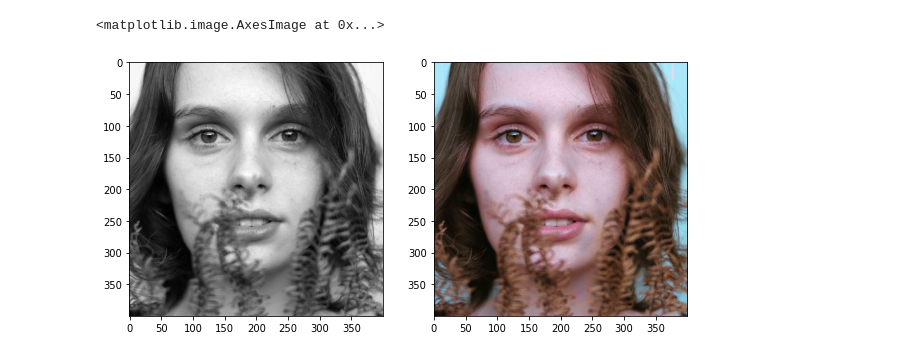
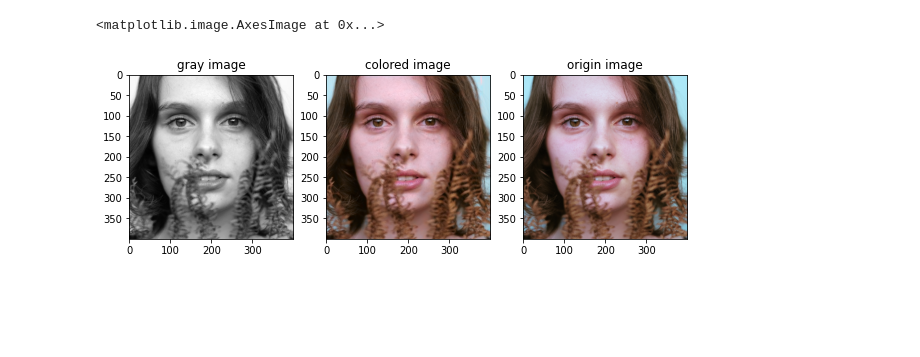
Before and after one commit to JJZHK-AI/AIKnowledgeBase, a Jupyter notebook: 03.深度学习/11.其它好玩儿的/01.给黑白图片上色-alpha.ipynb, the cells around one changed output. Drawn from its saved outputs; the diff is of its cells as text; code cells hidden in the pictures; blank space fills up the shorter version.

```diff
--- a/03.深度学习/11.其它好玩儿的/01.给黑白图片上色-alpha.ipynb
+++ b/03.深度学习/11.其它好玩儿的/01.给黑白图片上色-alpha.ipynb
@@ -73,8 +75,13 @@ cur = np.zeros((400, 400, 3))
 cur[:,:,0] = X[0][:,:,0]
 cur[:,:,1:] = output[0]
 plt.figure(figsize=(10,5), facecolor='w')
-plt.subplot(1,2,1)
+plt.subplot(1,3,1)
+plt.title('gray image')
 plt.imshow(rgb2gray(lab2rgb(cur)), cmap='gray')
-plt.subplot(1,2,2)
+plt.subplot(1,3,2)
+plt.title('colored image')
 plt.imshow(lab2rgb(cur))
+plt.subplot(1,3,3)
+plt.title('origin image')
+plt.imshow(load_img('data/01_002.jpg'))
 # %% [output]
@@ -83,2 +90,2 @@ plt.imshow(lab2rgb(cur))
 <matplotlib.image.AxesImage at 0x...>
-[figure, old version]
+[figure, new version]
```
Also changed, not shown: parts of 5 cells of this notebook.
